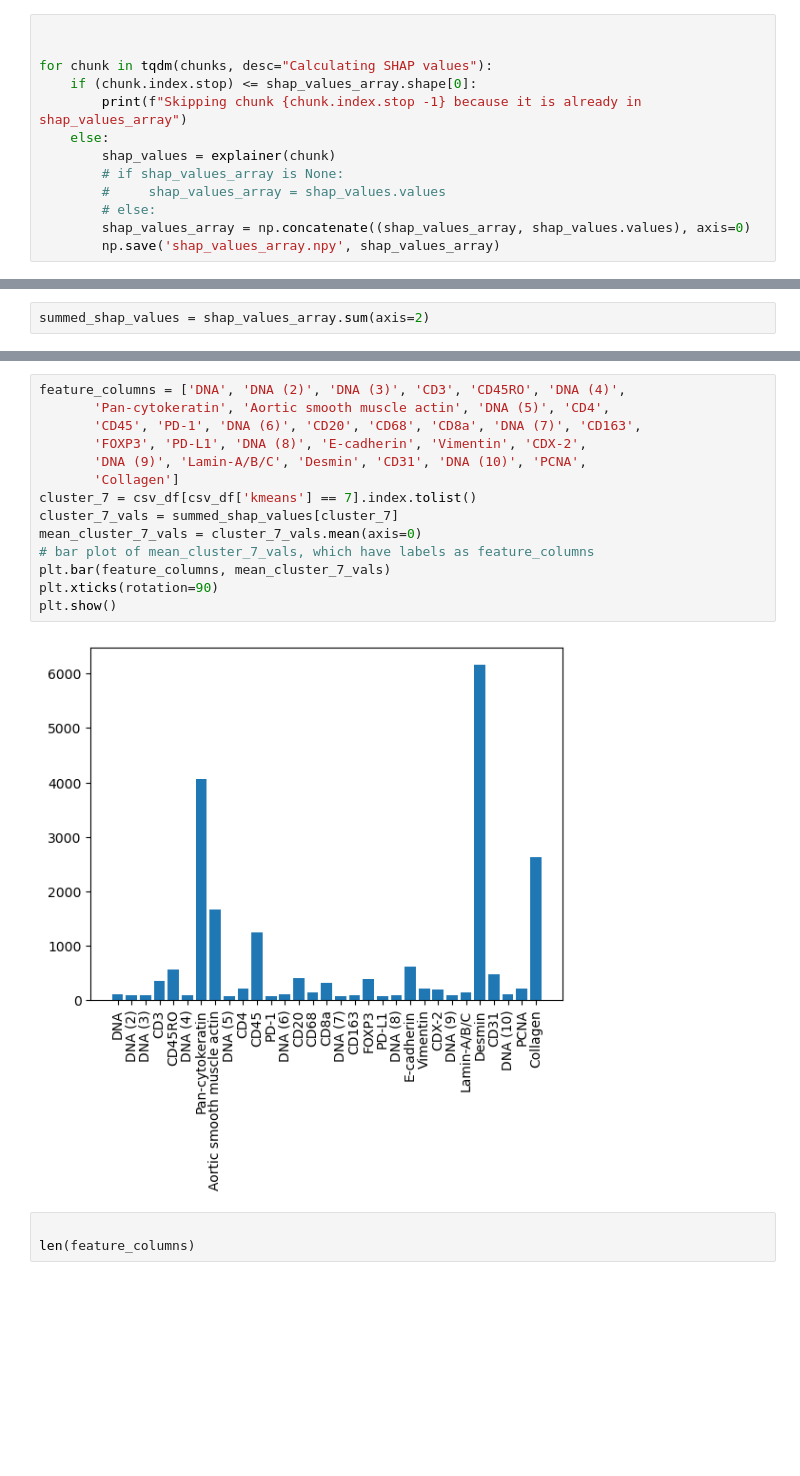
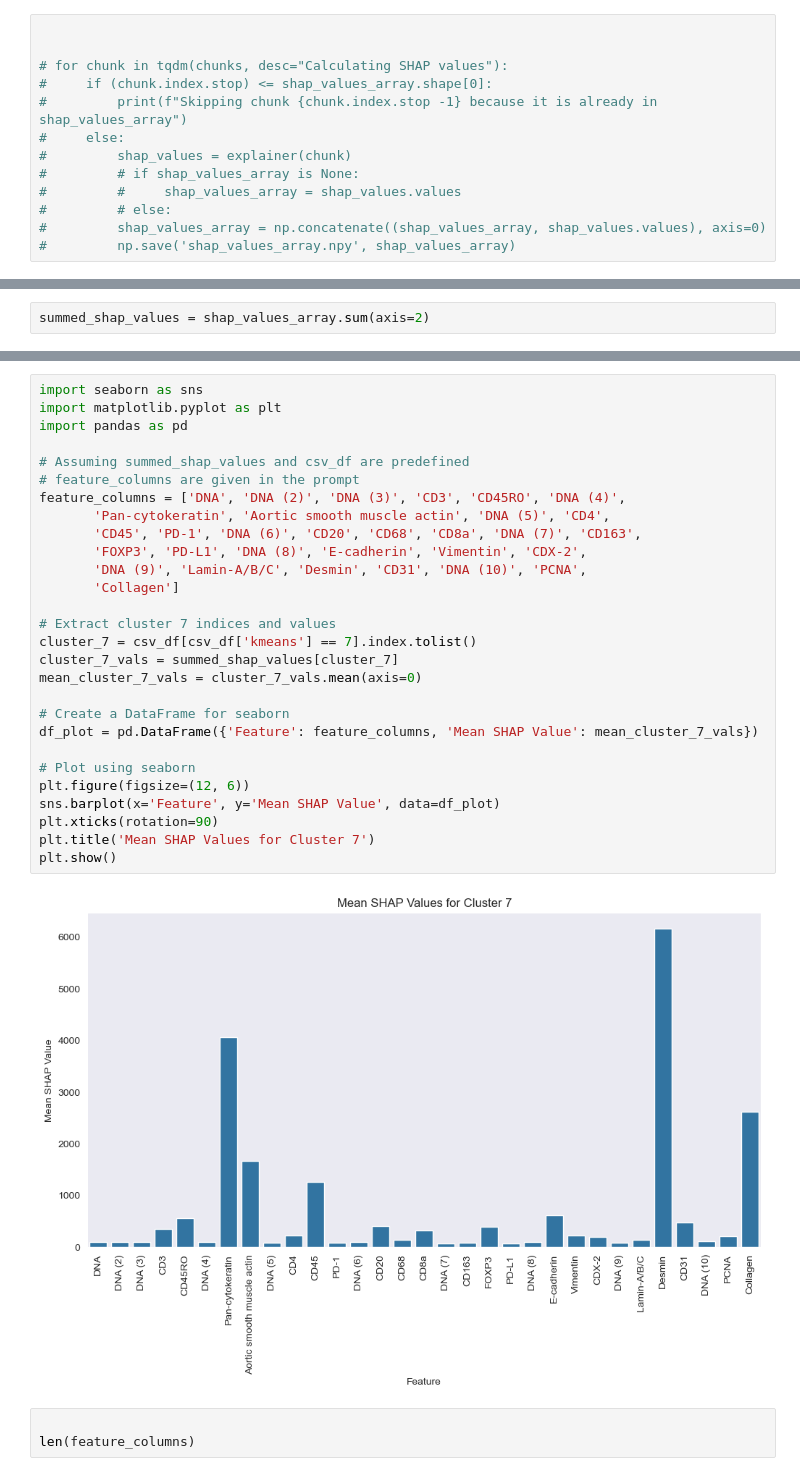
Before and after one commit to simonwarchol/seal, a Jupyter notebook: notebooks/3-2-talk.ipynb, the cells around one changed output, grey strips where cells are left out. Drawn from its saved outputs; the diff is of its cells as text; blank space fills up the shorter version.

```diff
--- a/notebooks/3-2-talk.ipynb
+++ b/notebooks/3-2-talk.ipynb
@@ -90,13 +93,13 @@ shap_values_array = np.load('shap_values_array.npy')
 # %%
 
 
-for chunk in tqdm(chunks, desc="Calculating SHAP values"):
-    if (chunk.index.stop) <= shap_values_array.shape[0]:
-        print(f"Skipping chunk {chunk.index.stop -1} because it is already in shap_values_array")
-    else:
-        shap_values = explainer(chunk)
-        # if shap_values_array is None:
-        #     shap_values_array = shap_values.values
-        # else:
-        shap_values_array = np.concatenate((shap_values_array, shap_values.values), axis=0)
-        np.save('shap_values_array.npy', shap_values_array)
+# for chunk in tqdm(chunks, desc="Calculating SHAP values"):
+#     if (chunk.index.stop) <= shap_values_array.shape[0]:
+#         print(f"Skipping chunk {chunk.index.stop -1} because it is already in shap_values_array")
+#     else:
+#         shap_values = explainer(chunk)
+#         # if shap_values_array is None:
+#         #     shap_values_array = shap_values.values
+#         # else:
+#         shap_values_array = np.concatenate((shap_values_array, shap_values.values), axis=0)
+#         np.save('shap_values_array.npy', shap_values_array)
@@ -138,19 +124,33 @@ plt.scatter(cluster['UMAP_X'], cluster['UMAP_Y'])
 # %%
+import seaborn as sns
+import matplotlib.pyplot as plt
+import pandas as pd
+
+# Assuming summed_shap_values and csv_df are predefined
+# feature_columns are given in the prompt
 feature_columns = ['DNA', 'DNA (2)', 'DNA (3)', 'CD3', 'CD45RO', 'DNA (4)',
        'Pan-cytokeratin', 'Aortic smooth muscle actin', 'DNA (5)', 'CD4',
        'CD45', 'PD-1', 'DNA (6)', 'CD20', 'CD68', 'CD8a', 'DNA (7)', 'CD163',
        'FOXP3', 'PD-L1', 'DNA (8)', 'E-cadherin', 'Vimentin', 'CDX-2',
        'DNA (9)', 'Lamin-A/B/C', 'Desmin', 'CD31', 'DNA (10)', 'PCNA',
        'Collagen']
+
+# Extract cluster 7 indices and values
 cluster_7 = csv_df[csv_df['kmeans'] == 7].index.tolist()
 cluster_7_vals = summed_shap_values[cluster_7]
 mean_cluster_7_vals = cluster_7_vals.mean(axis=0)
-# bar plot of mean_cluster_7_vals, which have labels as feature_columns
-plt.bar(feature_columns, mean_cluster_7_vals)
+
+# Create a DataFrame for seaborn
+df_plot = pd.DataFrame({'Feature': feature_columns, 'Mean SHAP Value': mean_cluster_7_vals})
+
+# Plot using seaborn
+plt.figure(figsize=(12, 6))
+sns.barplot(x='Feature', y='Mean SHAP Value', data=df_plot)
 plt.xticks(rotation=90)
+plt.title('Mean SHAP Values for Cluster 7')
 plt.show()
 # %% [output]
-[figure, old version]
+[figure, new version]
 # %%
 
 len(feature_columns)
```
Also changed, not shown: parts of 8 cells of this notebook, 8 other files.
